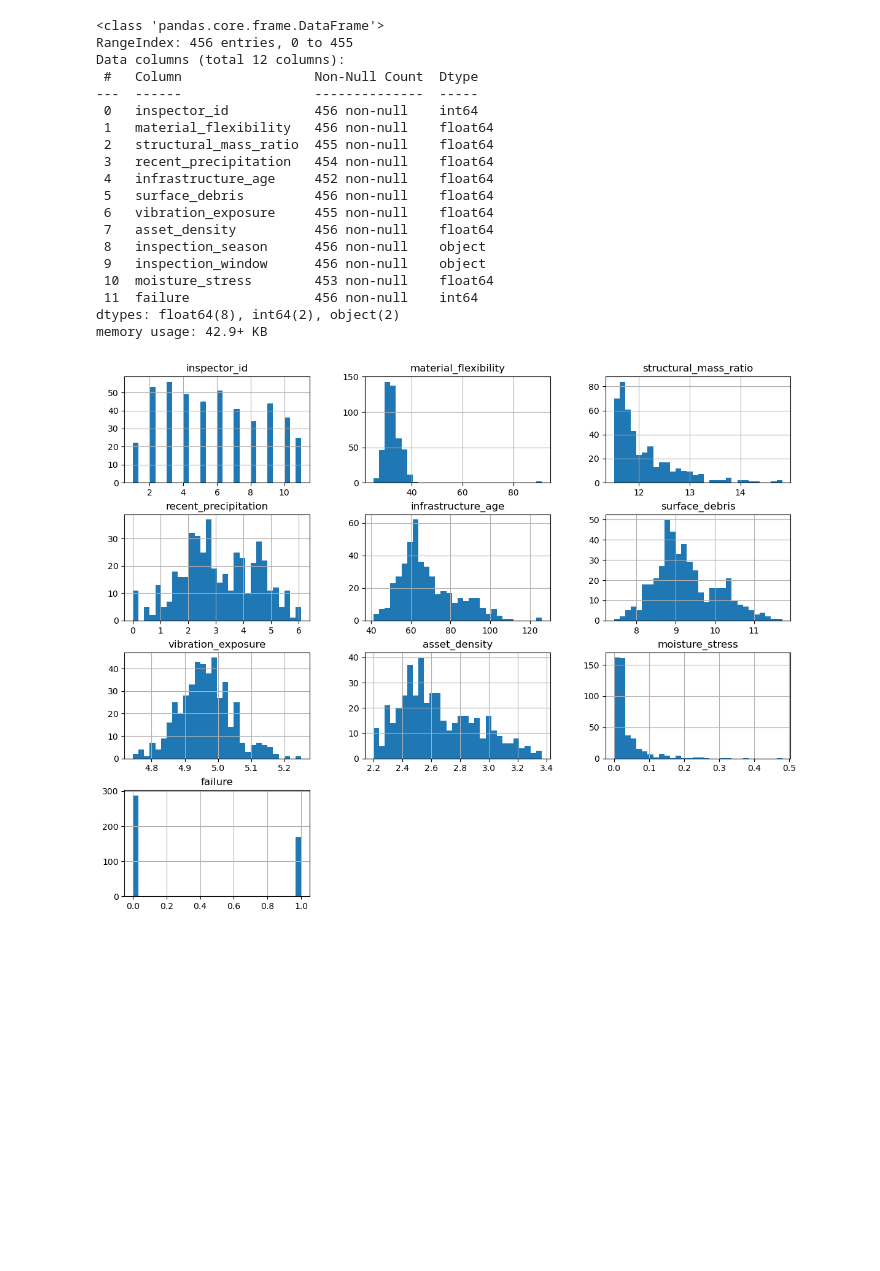
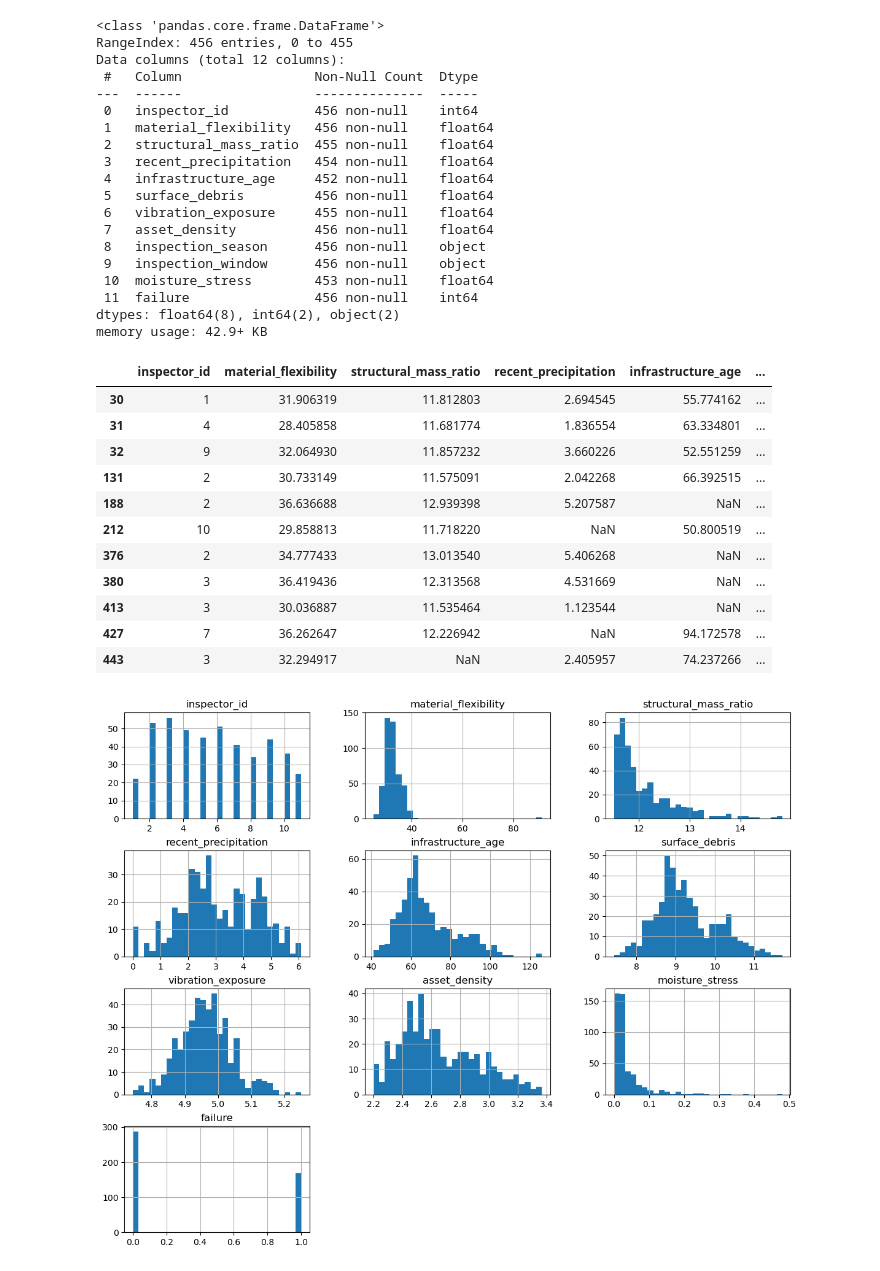
Before and after one commit to dannylee112/Machine-learning-models, a Jupyter notebook: ITNPBD6.ipynb, the cells around one changed output. Saved outputs shown, nothing was run; the diff lists cells and outputs as text; code cells hidden in the pictures; blank space fills up the shorter version.

```diff
--- a/ITNPBD6.ipynb
+++ b/ITNPBD6.ipynb
@@ -56,6 +56,21 @@ Data columns (total 12 columns):
  11  failure                456 non-null    int64
 dtypes: float64(8), int64(2), object(2)
 memory usage: 42.9+ KB
+# %%
+urbandata.loc[urbandata.isnull().any(axis=1)]
+# %% [output]
+|  | inspector_id | material_flexibility | structural_mass_ratio | recent_precipitation | infrastructure_age | ... |
+| 30 | 1 | 31.906319 | 11.812803 | 2.694545 | 55.774162 | ... |
+| 31 | 4 | 28.405858 | 11.681774 | 1.836554 | 63.334801 | ... |
+| 32 | 9 | 32.064930 | 11.857232 | 3.660226 | 52.551259 | ... |
+| 131 | 2 | 30.733149 | 11.575091 | 2.042268 | 66.392515 | ... |
+| 188 | 2 | 36.636688 | 12.939398 | 5.207587 | NaN | ... |
+| 212 | 10 | 29.858813 | 11.718220 | NaN | 50.800519 | ... |
+| 376 | 2 | 34.777433 | 13.013540 | 5.406268 | NaN | ... |
+| 380 | 3 | 36.419436 | 12.313568 | 4.531669 | NaN | ... |
+| 413 | 3 | 30.036887 | 11.535464 | 1.123544 | NaN | ... |
+| 427 | 7 | 36.262647 | 12.226942 | NaN | 94.172578 | ... |
+| 443 | 3 | 32.294917 | NaN | 2.405957 | 74.237266 | ... |
 # %%
 import matplotlib.pyplot as plt
 import seaborn as sns
```
Also changed, not shown: parts of 33 cells of this notebook, 4 other files.
